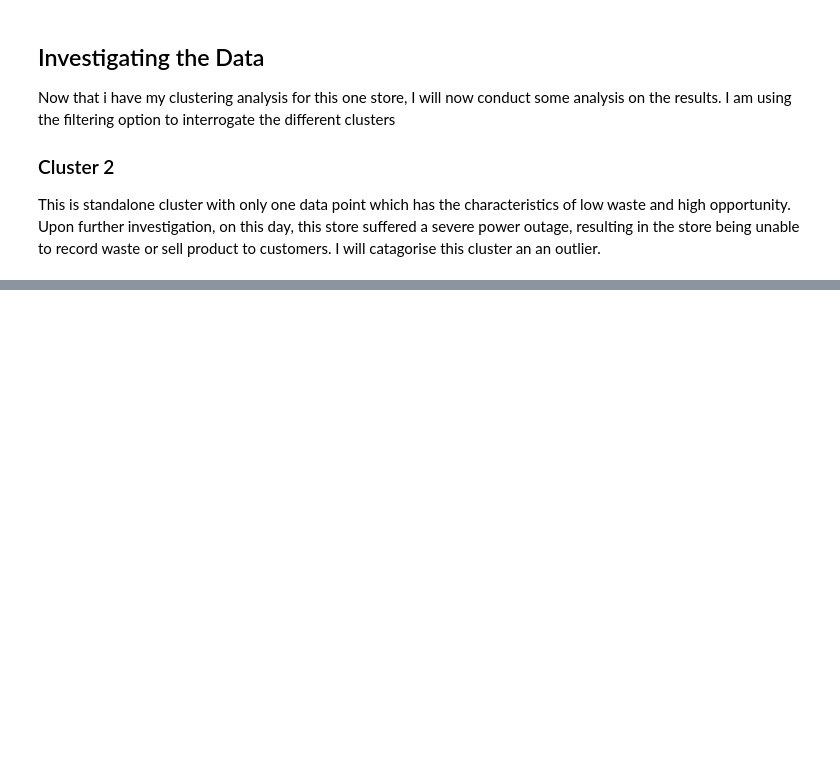
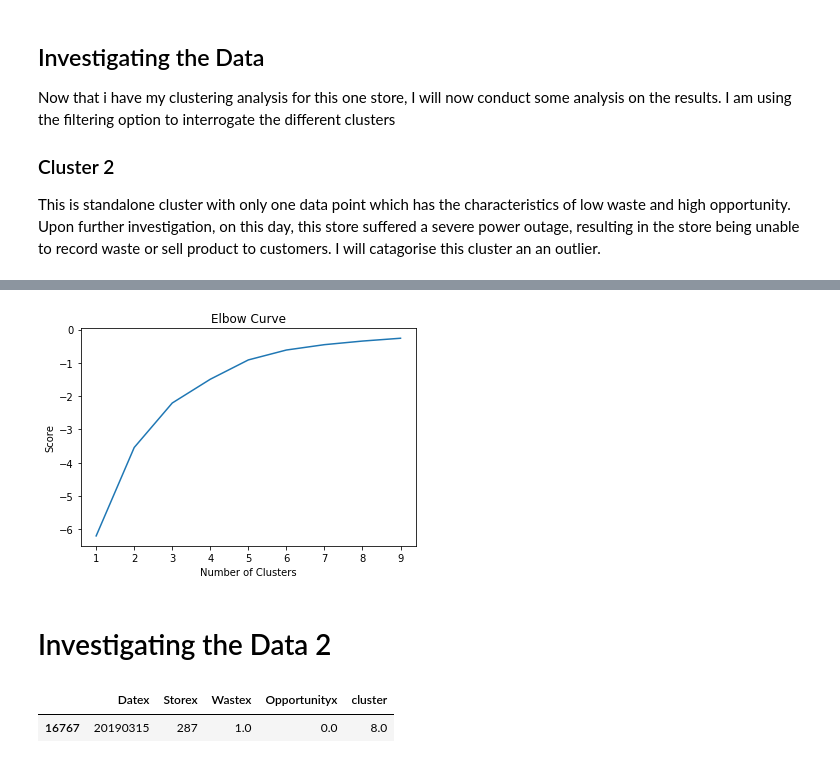
Before and after one commit to paulloughlin/Data-Fellowship-Decoded, a Jupyter notebook: Clustering Analysis.ipynb, the cells around one changed output, grey strips where cells are left out. Drawn from its saved outputs; the diff is of its cells as text; code cells hidden in the pictures; blank space fills up the shorter version.

```diff
--- a/Clustering Analysis.ipynb
+++ b/Clustering Analysis.ipynb
@@ -214,0 +335,22 @@ Having successfully analysed one store, I will now read in a full region of stor
+# %%
+X = DF2[['Opportunityx']]
+Y = DF2[['Wastex']]
+
+Nc = range(1, 10)
+kmeans = [KMeans(n_clusters=i) for i in Nc]
+score = [kmeans[i].fit(Y).score(Y) for i in range(len(kmeans))]
+plt.plot(Nc,score)
+plt.xlabel('Number of Clusters')
+plt.ylabel('Score')
+plt.title('Elbow Curve')
+plt.show()
+# %% [output]
+[figure, added]
+# %% [markdown]
+# Investigating the Data 2
+# %%
+filteredData3 = DF2[DF2['cluster'] == 8]
+filteredData3.head()
+# %% [output]
+|  | Datex | Storex | Wastex | Opportunityx | cluster |
+| 16767 | 20190315 | 287 | 1.0 | 0.0 | 8.0 |
```
Also changed, not shown: parts of 30 cells of this notebook.
